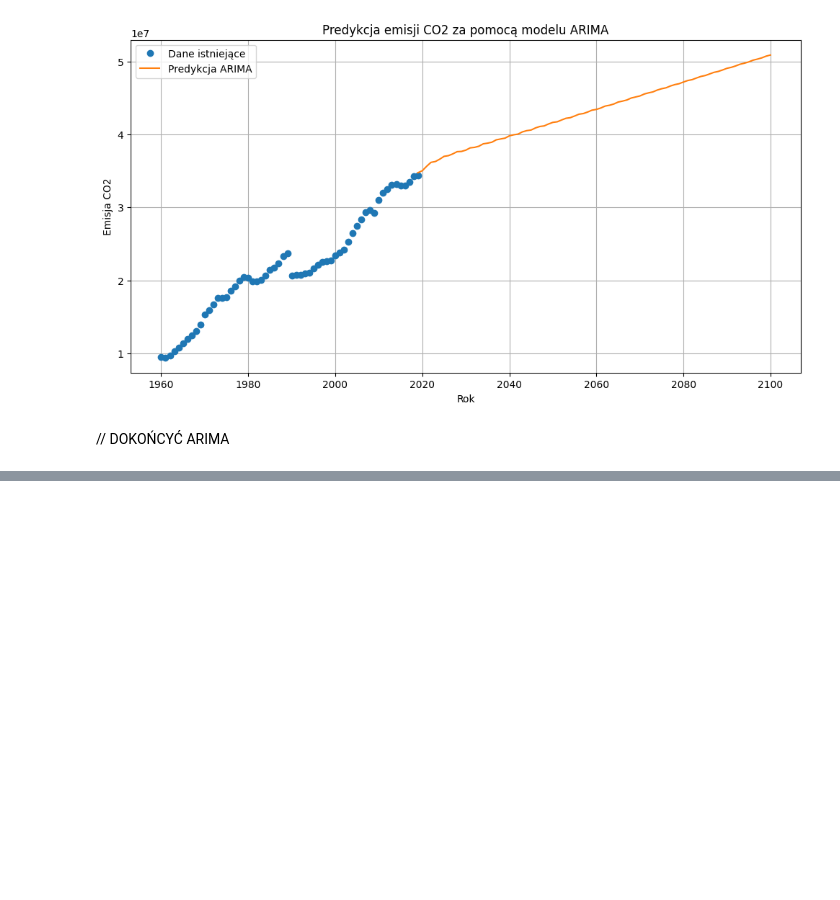
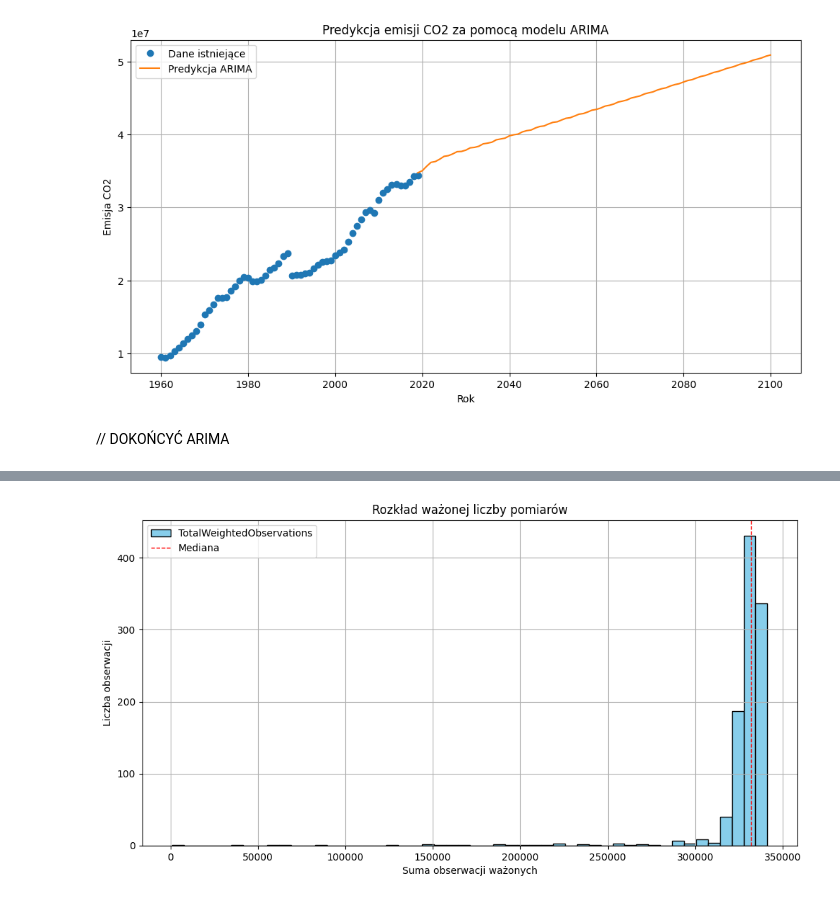
Before and after one commit to kuba172/analiza-zmian-klimatycznych-metodami-uczenia-maszynowego, a Jupyter notebook: Analiza zmian klimatu metodą uczenia maszynowego.ipynb, the cells around one changed output, grey strips where cells are left out. Saved outputs shown, nothing was run; the diff lists cells and outputs as text; code cells hidden in the pictures; blank space fills up the shorter version.

```diff
--- a/Analiza zmian klimatu metodą uczenia maszynowego.ipynb
+++ b/Analiza zmian klimatu metodą uczenia maszynowego.ipynb
@@ -379,0 +439,12 @@ plt.show()
+# %%
+plt.figure(figsize=(12, 6))
+data_sealevel.TotalWeightedObservations.plot(kind='hist', bins=50, color='skyblue', edgecolor='black')
+plt.axvline(data_sealevel.TotalWeightedObservations.median(), color='red', linestyle='dashed', linewidth=1, label='Mediana')
+plt.title('Rozkład ważonej liczby pomiarów')
+plt.xlabel('Suma obserwacji ważonych')
+plt.ylabel('Liczba obserwacji')
+plt.legend()
+plt.grid(True)
+plt.show()
+# %% [output]
+[figure, added]
```
Also changed, not shown: parts of 34 cells of this notebook.
